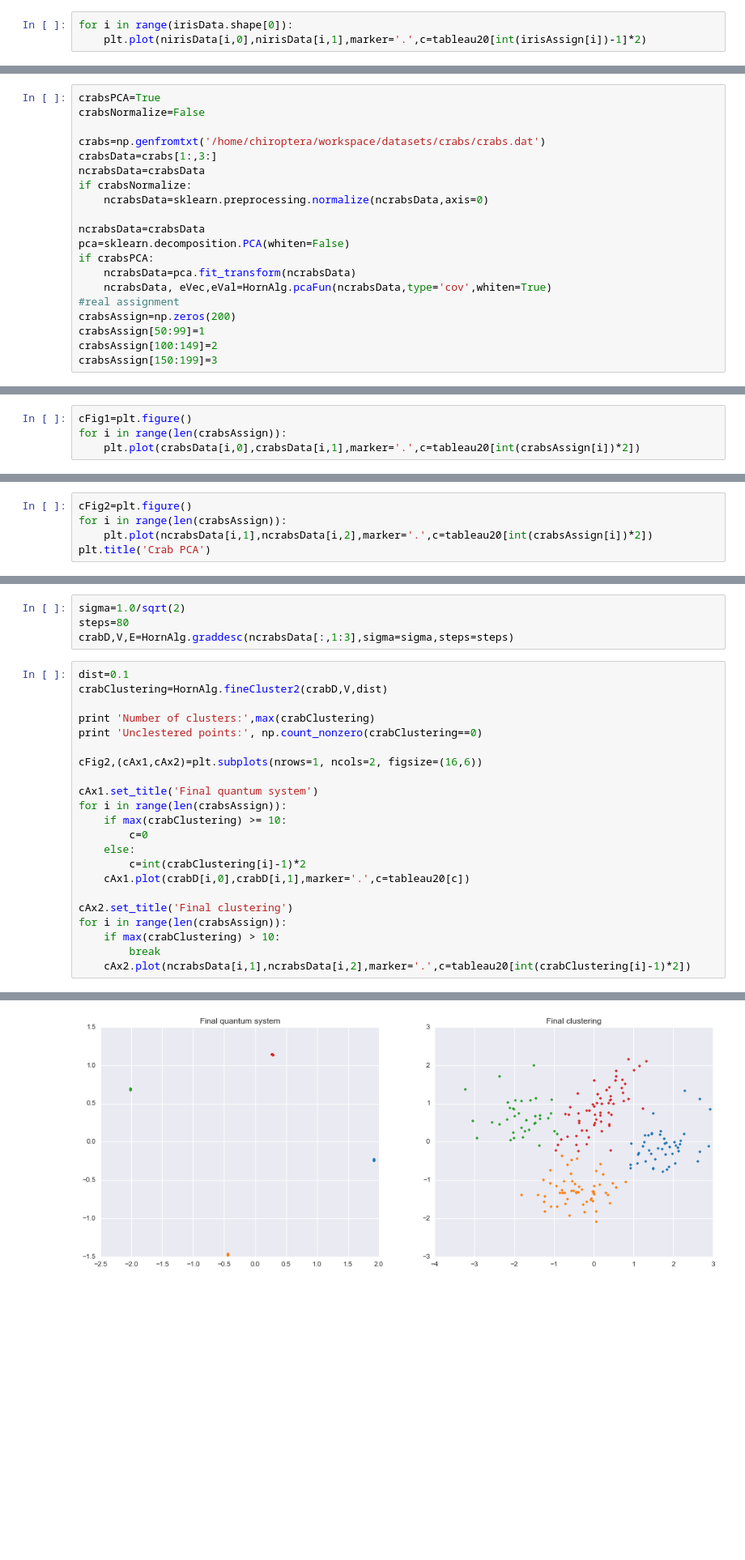
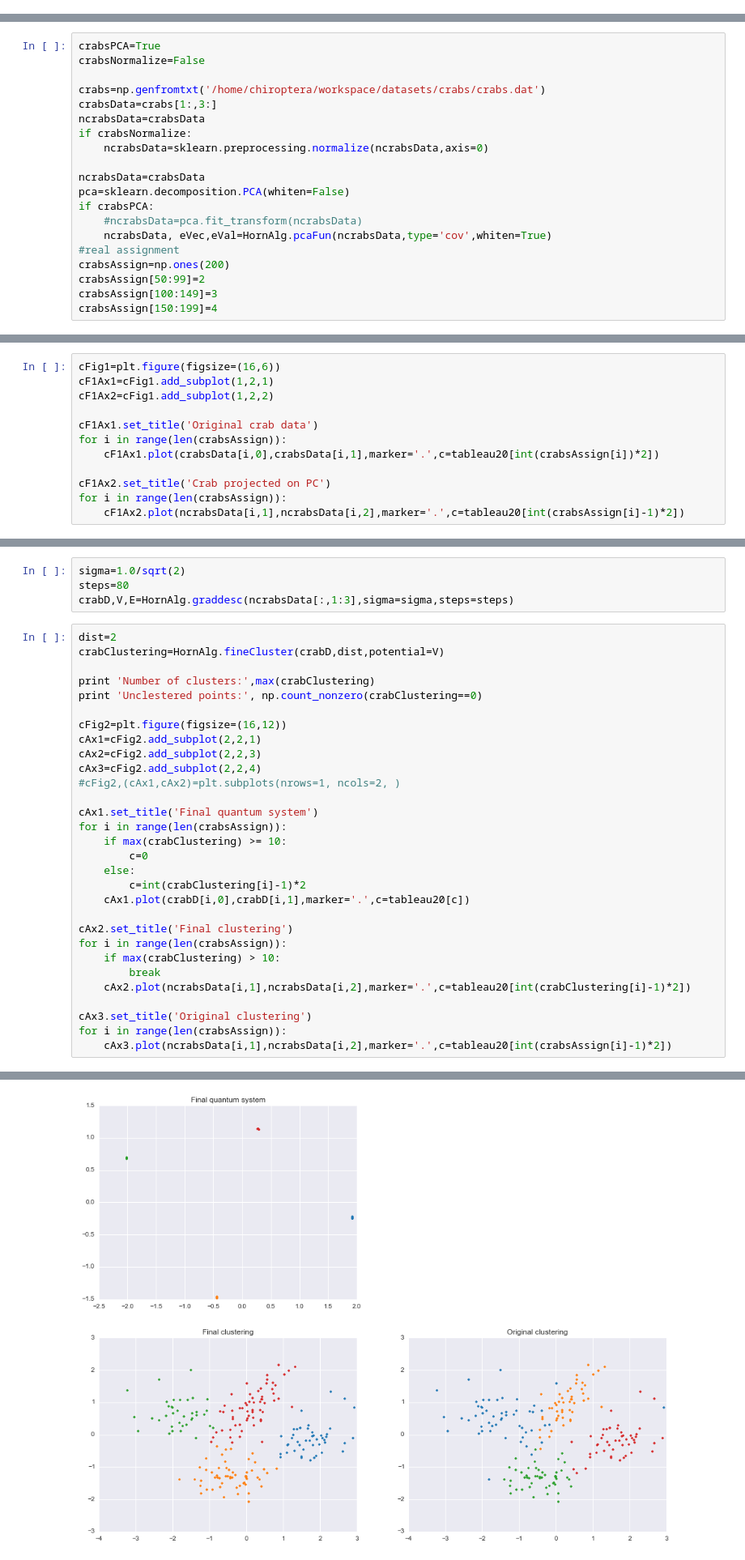
Before and after one commit to diogo-aos/QCThesis, a Jupyter notebook: notebooks/Horn.ipynb, the cells around one changed output, grey strips where cells are left out. Shown at 81% size. Cells and saved outputs as stored; diff of their text form; blank space fills up the shorter version.

```diff
--- a/notebooks/Horn.ipynb
+++ b/notebooks/Horn.ipynb
@@ -198,3 +188,0 @@ errors cmp= 25
-# %%
-for i in range(irisData.shape[0]):
-    plt.plot(nirisData[i,0],nirisData[i,1],marker='.',c=tableau20[int(irisAssign[i])-1]*2)
@@ -215,10 +205,10 @@ if crabsNormalize:
 ncrabsData=crabsData
 pca=sklearn.decomposition.PCA(whiten=False)
 if crabsPCA:
-    ncrabsData=pca.fit_transform(ncrabsData)
+    #ncrabsData=pca.fit_transform(ncrabsData)
     ncrabsData, eVec,eVal=HornAlg.pcaFun(ncrabsData,type='cov',whiten=True)
 #real assignment
-crabsAssign=np.zeros(200)
-crabsAssign[50:99]=1
-crabsAssign[100:149]=2
-crabsAssign[150:199]=3
+crabsAssign=np.ones(200)
+crabsAssign[50:99]=2
+crabsAssign[100:149]=3
+crabsAssign[150:199]=4
@@ -225,5 +217,13 @@ crabsAssign[150:199]=3
 # %%
-cFig1=plt.figure()
+cFig1=plt.figure(figsize=(16,6))
+cF1Ax1=cFig1.add_subplot(1,2,1)
+cF1Ax2=cFig1.add_subplot(1,2,2)
+
+cF1Ax1.set_title('Original crab data')
 for i in range(len(crabsAssign)):
-    plt.plot(crabsData[i,0],crabsData[i,1],marker='.',c=tableau20[int(crabsAssign[i])*2])
+    cF1Ax1.plot(crabsData[i,0],crabsData[i,1],marker='.',c=tableau20[int(crabsAssign[i])*2])
+
+cF1Ax2.set_title('Crab projected on PC')
+for i in range(len(crabsAssign)):
+    cF1Ax2.plot(ncrabsData[i,1],ncrabsData[i,2],marker='.',c=tableau20[int(crabsAssign[i]-1)*2])
 # %% [output]
@@ -231,5 +230,0 @@ for i in range(len(crabsAssign)):
-# %%
-cFig2=plt.figure()
-for i in range(len(crabsAssign)):
-    plt.plot(ncrabsData[i,1],ncrabsData[i,2],marker='.',c=tableau20[int(crabsAssign[i])*2])
-plt.title('Crab PCA')
@@ -241,28 +237,36 @@ sigma=1.0/sqrt(2)
 steps=80
 crabD,V,E=HornAlg.graddesc(ncrabsData[:,1:3],sigma=sigma,steps=steps)
 # %%
-dist=0.1
-crabClustering=HornAlg.fineCluster2(crabD,V,dist)
+dist=2
+crabClustering=HornAlg.fineCluster(crabD,dist,potential=V)
 
 print 'Number of clusters:',max(crabClustering)
 print 'Unclestered points:', np.count_nonzero(crabClustering==0)
 
-cFig2,(cAx1,cAx2)=plt.subplots(nrows=1, ncols=2, figsize=(16,6))
+cFig2=plt.figure(figsize=(16,12))
+cAx1=cFig2.add_subplot(2,2,1)
+cAx2=cFig2.add_subplot(2,2,3)
+cAx3=cFig2.add_subplot(2,2,4)
+#cFig2,(cAx1,cAx2)=plt.subplots(nrows=1, ncols=2, )
 
 cAx1.set_title('Final quantum system')
 for i in range(len(crabsAssign)):
     if max(crabClustering) >= 10:
         c=0
     else:
         c=int(crabClustering[i]-1)*2
     cAx1.plot(crabD[i,0],crabD[i,1],marker='.',c=tableau20[c])
 
 cAx2.set_title('Final clustering')
 for i in range(len(crabsAssign)):
     if max(crabClustering) > 10:
         break
     cAx2.plot(ncrabsData[i,1],ncrabsData[i,2],marker='.',c=tableau20[int(crabClustering[i]-1)*2])
+
+cAx3.set_title('Original clustering')
+for i in range(len(crabsAssign)):
+    cAx3.plot(ncrabsData[i,1],ncrabsData[i,2],marker='.',c=tableau20[int(crabsAssign[i]-1)*2])
 # %% [output]
 Number of clusters: 4.0
 Unclestered points: 0
-[figure, old version]
+[figure, new version]
```
Also changed, not shown: parts of 28 cells of this notebook, 5 other files.
